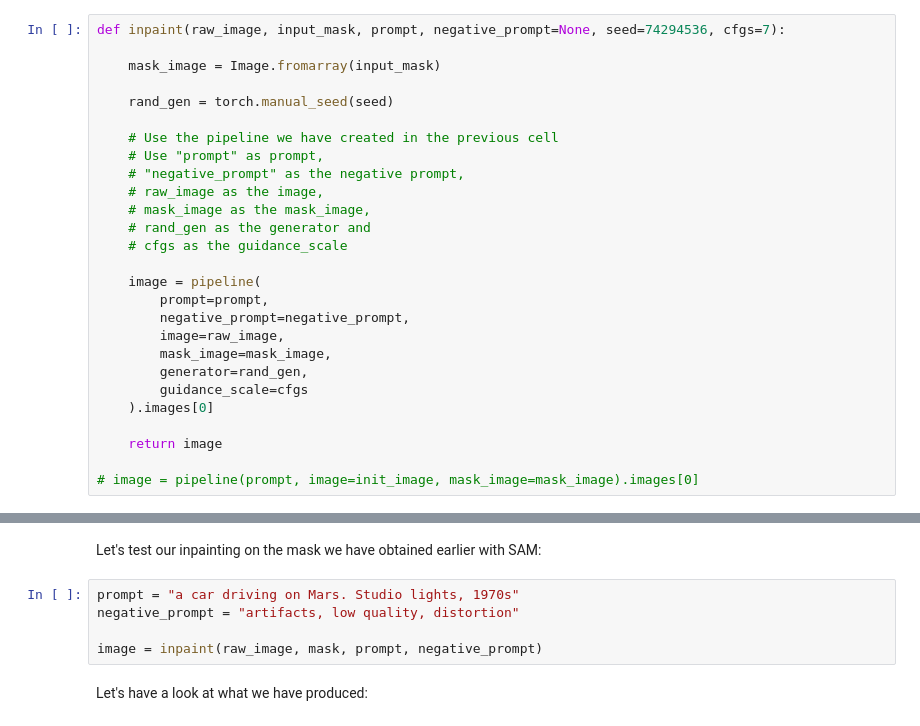
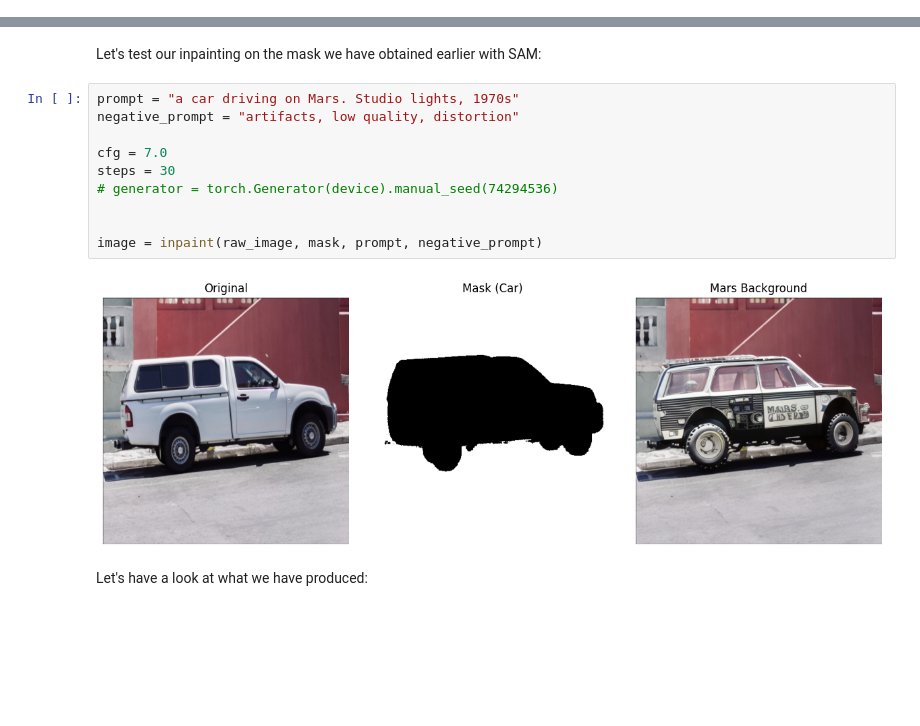
Before and after one commit to cshreyastech/GenAI, a Jupyter notebook: 04-Computer_vision_GenAI/project/AI_photo_Editing.ipynb, the cells around one changed output, grey strips where cells are left out. Cells and saved outputs as stored; diff of their text form; blank space fills up the shorter version.

```diff
--- a/04-Computer_vision_GenAI/project/AI_photo_Editing.ipynb
+++ b/04-Computer_vision_GenAI/project/AI_photo_Editing.ipynb
@@ -165,30 +177,3 @@ Now complete the following function that gets in input:
 4. An optional negative prompt
 5. An optional seed for repeatibility
 6. The Classifier-Free Guidance Scale (CFGS). If you don't remember what this is, refer to the Text Conditioning explanation in Lesson 5
-# %%
-def inpaint(raw_image, input_mask, prompt, negative_prompt=None, seed=74294536, cfgs=7):
-
-    mask_image = Image.fromarray(input_mask)
-
-    rand_gen = torch.manual_seed(seed)
-
-    # Use the pipeline we have created in the previous cell
-    # Use "prompt" as prompt,
-    # "negative_prompt" as the negative prompt,
-    # raw_image as the image,
-    # mask_image as the mask_image,
-    # rand_gen as the generator and
-    # cfgs as the guidance_scale
-
-    image = pipeline(
-        prompt=prompt,
-        negative_prompt=negative_prompt,
-        image=raw_image,
-        mask_image=mask_image,
-        generator=rand_gen,
-        guidance_scale=cfgs
-    ).images[0]
-
-    return image
-
-# image = pipeline(prompt, image=init_image, mask_image=mask_image).images[0]
@@ -195,10 +217,17 @@ def inpaint(raw_image, input_mask, prompt, negative_prompt=None, seed=74294536,
 # %% [markdown]
 Let's test our inpainting on the mask we have obtained earlier with SAM:
-# %%
-prompt = "a car driving on Mars. Studio lights, 1970s"
-negative_prompt = "artifacts, low quality, distortion"
-
-image = inpaint(raw_image, mask, prompt, negative_prompt)
+# %%
+prompt = "a car driving on Mars. Studio lights, 1970s"
+negative_prompt = "artifacts, low quality, distortion"
+
+cfg = 7.0
+steps = 30
+# generator = torch.Generator(device).manual_seed(74294536)
+
+
+image = inpaint(raw_image, mask, prompt, negative_prompt)
+# %% [output]
+[figure, added]
 # %% [markdown]
 Let's have a look at what we have produced:
 # %%
```
Also changed, not shown: parts of 8 cells of this notebook.
